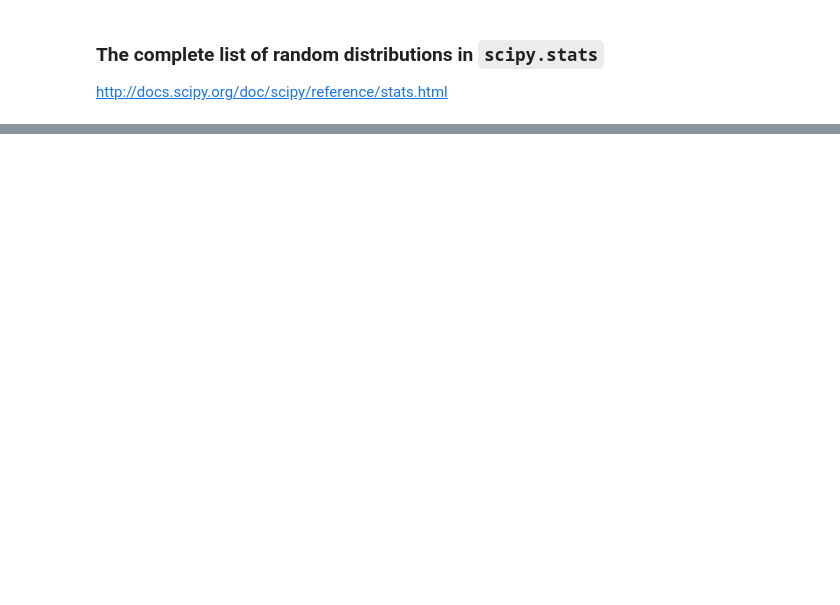
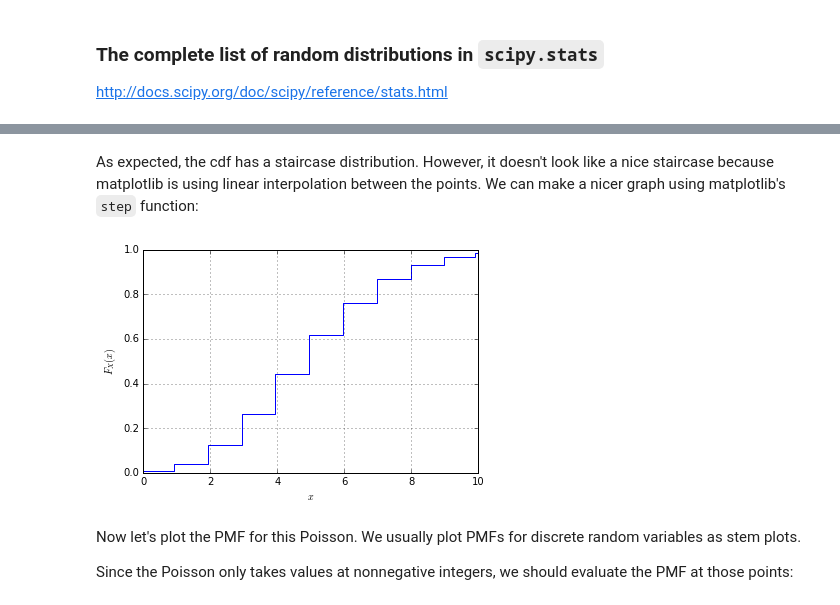
Before and after one commit to jmshea/EEL5544, a Jupyter notebook: scipy-stats.ipynb, the cells around one changed output, grey strips where cells are left out. Cells and saved outputs as stored; diff of their text form; code cells hidden in the pictures; blank space fills up the shorter version.

```diff
--- a/scipy-stats.ipynb
+++ b/scipy-stats.ipynb
@@ -161,0 +164,16 @@ plt.grid(True)
+# %% [markdown]
+As expected, the cdf has a staircase distribution. However, it doesn't look like a nice staircase because matplotlib is using linear interpolation between the points. We can make a nicer graph using matplotlib's ``step`` function:
+# %%
+x=np.linspace(0,10,100)
+cdfvals=stats.poisson.cdf(x,mu=5)
+
+plt.step(x, cdfvals)
+plt.ylabel('$F_X(x)$')
+plt.xlabel('$x$')
+plt.grid(True)
+# %% [output]
+[figure, added]
+# %% [markdown]
+Now let's plot the PMF for this Poisson. We usually plot PMFs for discrete random variables as stem plots.
+
+Since the Poisson only takes values at nonnegative integers, we should evaluate the PMF at those points:
```
Also changed, not shown: parts of 66 cells of this notebook.
